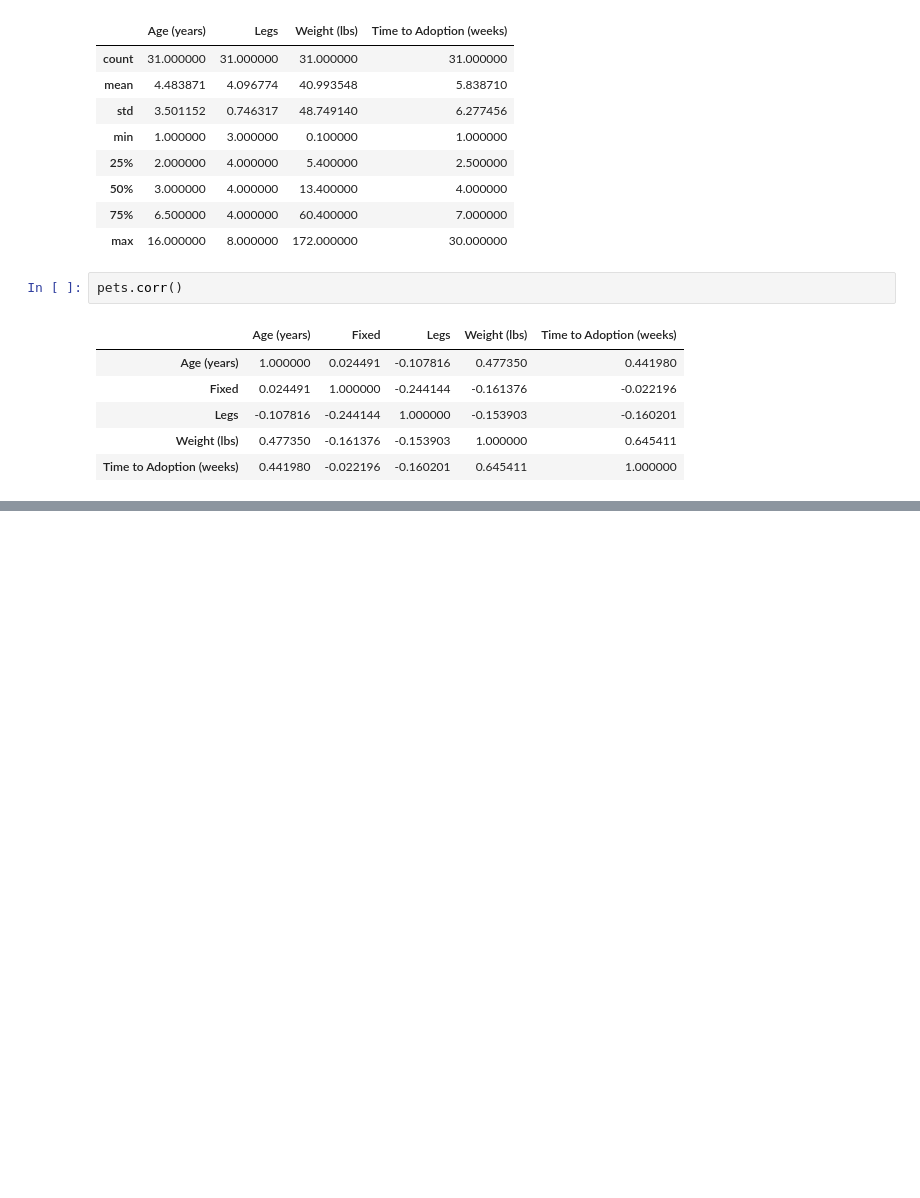
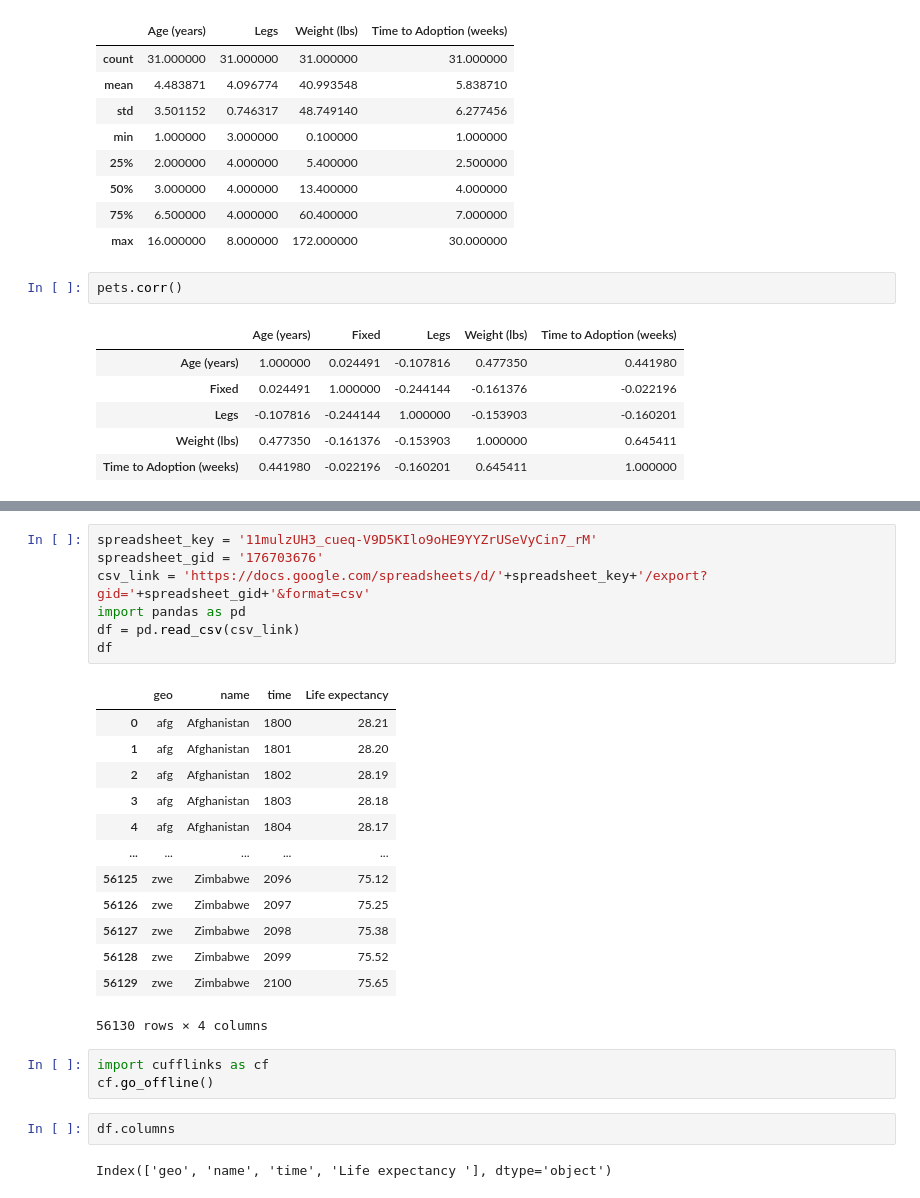
Before and after one commit to lfunderburk/online-courses, a Jupyter notebook: CallystoAndDataScience/module-five-unit-three.ipynb, the cells around one changed output, grey strips where cells are left out. Drawn from its saved outputs; the diff is of its cells as text; blank space fills up the shorter version.

```diff
--- a/CallystoAndDataScience/module-five-unit-three.ipynb
+++ b/CallystoAndDataScience/module-five-unit-three.ipynb
@@ -66,0 +73,28 @@ pets.corr()
+# %%
+spreadsheet_key = '11mulzUH3_cueq-V9D5KIlo9oHE9YYZrUSeVyCin7_rM'
+spreadsheet_gid = '176703676'
+csv_link = 'https://docs.google.com/spreadsheets/d/'+spreadsheet_key+'/export?gid='+spreadsheet_gid+'&format=csv'
+import pandas as pd
+df = pd.read_csv(csv_link)
+df
+# %% [output]
+|  | geo | name | time | Life expectancy |
+| 0 | afg | Afghanistan | 1800 | 28.21 |
+| 1 | afg | Afghanistan | 1801 | 28.20 |
+| 2 | afg | Afghanistan | 1802 | 28.19 |
+| 3 | afg | Afghanistan | 1803 | 28.18 |
+| 4 | afg | Afghanistan | 1804 | 28.17 |
+| ... | ... | ... | ... | ... |
+| 56125 | zwe | Zimbabwe | 2096 | 75.12 |
+| 56126 | zwe | Zimbabwe | 2097 | 75.25 |
+| 56127 | zwe | Zimbabwe | 2098 | 75.38 |
+| 56128 | zwe | Zimbabwe | 2099 | 75.52 |
+| 56129 | zwe | Zimbabwe | 2100 | 75.65 |
+56130 rows × 4 columns
+# %%
+import cufflinks as cf
+cf.go_offline()
+# %%
+df.columns
+# %% [output]
+Index(['geo', 'name', 'time', 'Life expectancy '], dtype='object')
```
Also changed, not shown: parts of 8 cells of this notebook.
